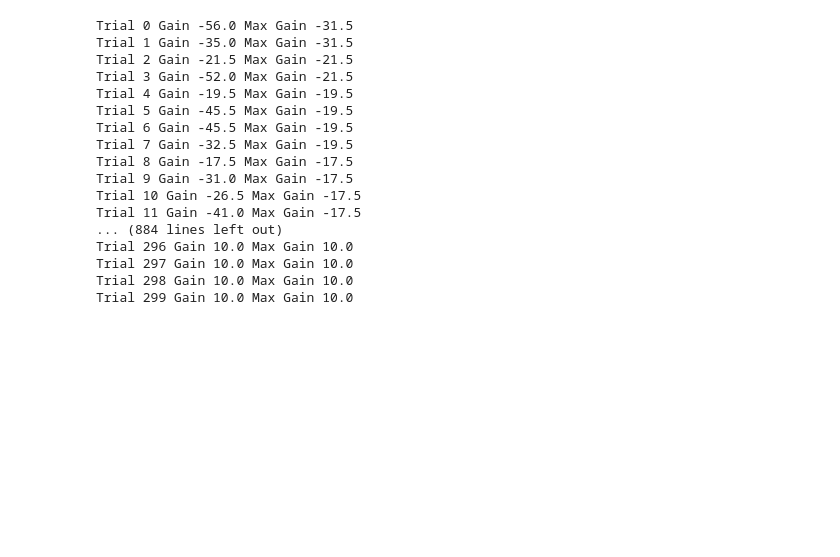
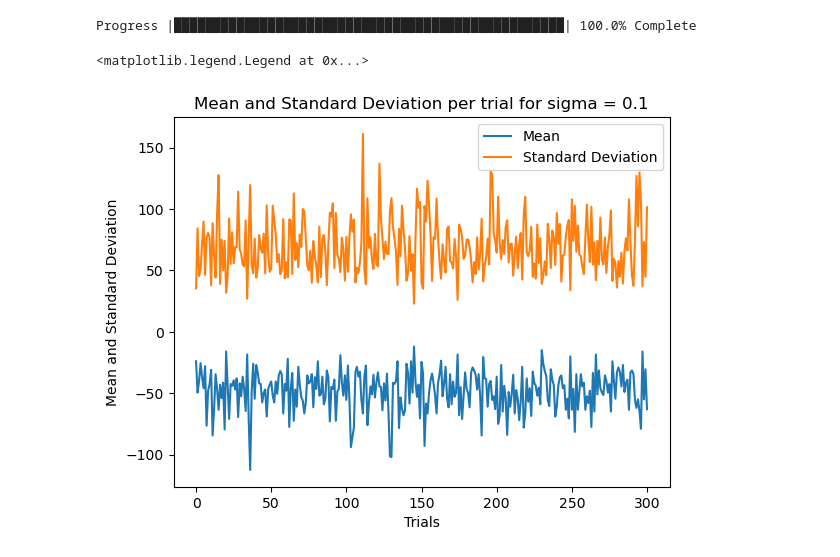
Before and after one commit to bose-sayan/grid-world, a Jupyter notebook: src/policy_gradient.ipynb, the cells around one changed output. Saved outputs shown, nothing was run; the diff lists cells and outputs as text; code cells hidden in the pictures; blank space fills up the shorter version.

Commit message:
Added few more plots

```diff
--- a/src/policy_gradient.ipynb
+++ b/src/policy_gradient.ipynb
@@ -5,25 +4,0 @@ import plotly.graph_objects as go
-# %%
-env=GridWorld()
-fig = go.Figure()
-for sigma in [0.2, 0.6, 0.9]:
-    agent = Agent(env, sigma)
-    average_gains = agent.hill_search()
-    fig.add_trace(go.Scatter(x=list(range(len(average_gains))), y=average_gains, mode='lines', name=f'sigma={sigma}'))
-# %% [output]
-Trial 0 Gain -56.0 Max Gain -31.5
-Trial 1 Gain -35.0 Max Gain -31.5
-Trial 2 Gain -21.5 Max Gain -21.5
-Trial 3 Gain -52.0 Max Gain -21.5
-Trial 4 Gain -19.5 Max Gain -19.5
-Trial 5 Gain -45.5 Max Gain -19.5
-Trial 6 Gain -45.5 Max Gain -19.5
-Trial 7 Gain -32.5 Max Gain -19.5
-Trial 8 Gain -17.5 Max Gain -17.5
-Trial 9 Gain -31.0 Max Gain -17.5
-Trial 10 Gain -26.5 Max Gain -17.5
-Trial 11 Gain -41.0 Max Gain -17.5
-... (884 lines left out)
-Trial 296 Gain 10.0 Max Gain 10.0
-Trial 297 Gain 10.0 Max Gain 10.0
-Trial 298 Gain 10.0 Max Gain 10.0
-Trial 299 Gain 10.0 Max Gain 10.0
@@ -31,0 +7,15 @@ fig.show()
+# %%
+# For sigma = 0.1
+agent = Agent(env, 0.1)
+mean_and_standard_deviation_per_trial = agent.hill_search()
+# Plotting the mean and standard deviation per trial
+plt.plot(mean_and_standard_deviation_per_trial[0], label='Mean')
+plt.plot(mean_and_standard_deviation_per_trial[1], label='Standard Deviation')
+plt.xlabel('Trials')
+plt.ylabel('Mean and Standard Deviation')
+plt.title('Mean and Standard Deviation per trial for sigma = 0.1')
+plt.legend()
+# %% [output]
+Progress |██████████████████████████████████████████████████| 100.0% Complete
+<matplotlib.legend.Legend at 0x...>
+[figure, added]
```
Also changed, not shown: parts of 14 cells of this notebook, 1 other file.
